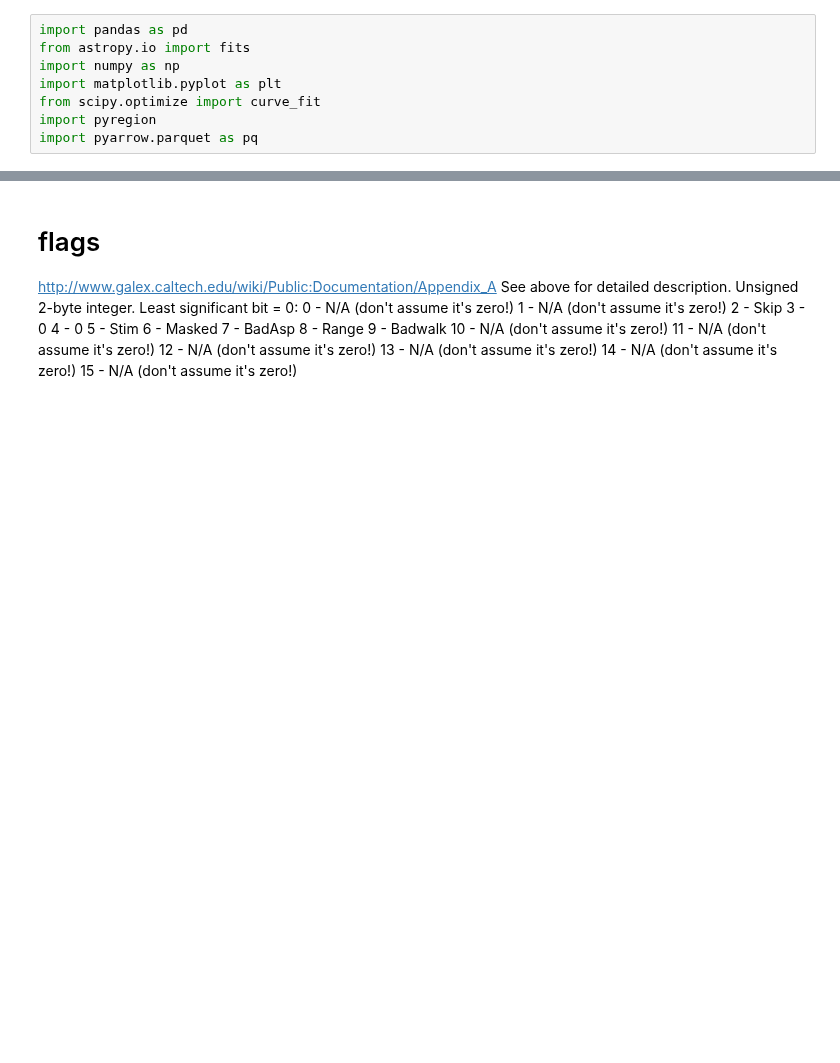
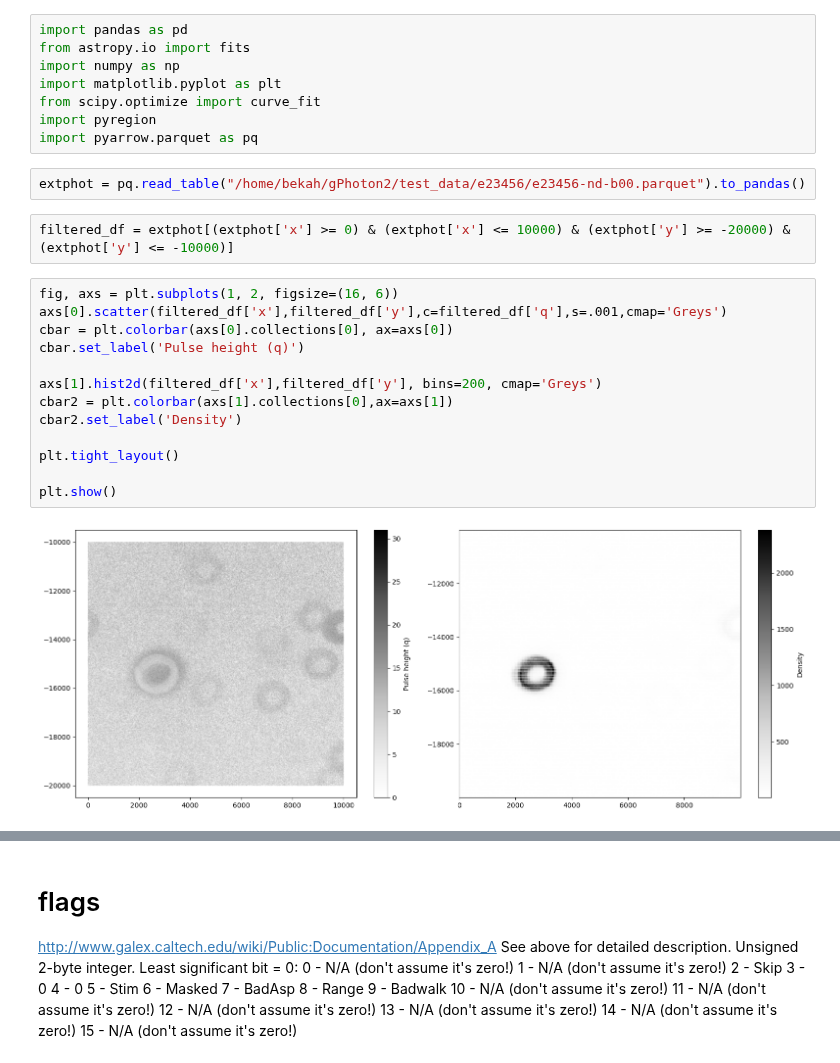
Before and after one commit to MillionConcepts/glcat, a Jupyter notebook: stims.ipynb, the cells around one changed output, grey strips where cells are left out. Cells and saved outputs as stored; diff of their text form; blank space fills up the shorter version.

Commit message:
pulse height notebook

```diff
--- a/stims.ipynb
+++ b/stims.ipynb
@@ -6,3 +6,22 @@ import matplotlib.pyplot as plt
 from scipy.optimize import curve_fit
 import pyregion
 import pyarrow.parquet as pq
+# %%
+extphot = pq.read_table("/home/bekah/gPhoton2/test_data/e23456/e23456-nd-b00.parquet").to_pandas()
+# %%
+filtered_df = extphot[(extphot['x'] >= 0) & (extphot['x'] <= 10000) & (extphot['y'] >= -20000) & (extphot['y'] <= -10000)]
+# %%
+fig, axs = plt.subplots(1, 2, figsize=(16, 6))
+axs[0].scatter(filtered_df['x'],filtered_df['y'],c=filtered_df['q'],s=.001,cmap='Greys')
+cbar = plt.colorbar(axs[0].collections[0], ax=axs[0])
+cbar.set_label('Pulse height (q)')
+
+axs[1].hist2d(filtered_df['x'],filtered_df['y'], bins=200, cmap='Greys')
+cbar2 = plt.colorbar(axs[1].collections[0],ax=axs[1])
+cbar2.set_label('Density')
+
+plt.tight_layout()
+
+plt.show()
+# %% [output]
+[figure, added]
```
Also changed, not shown: parts of 11 cells of this notebook.
